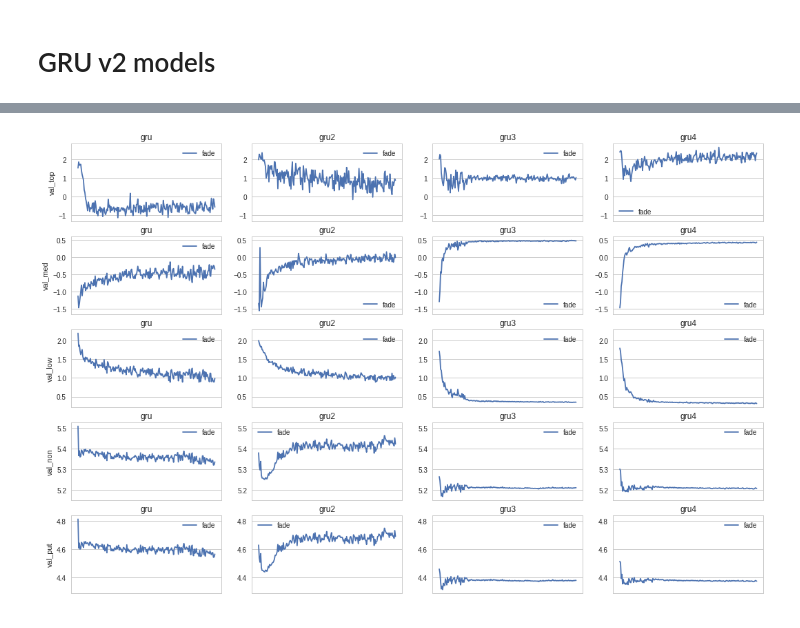
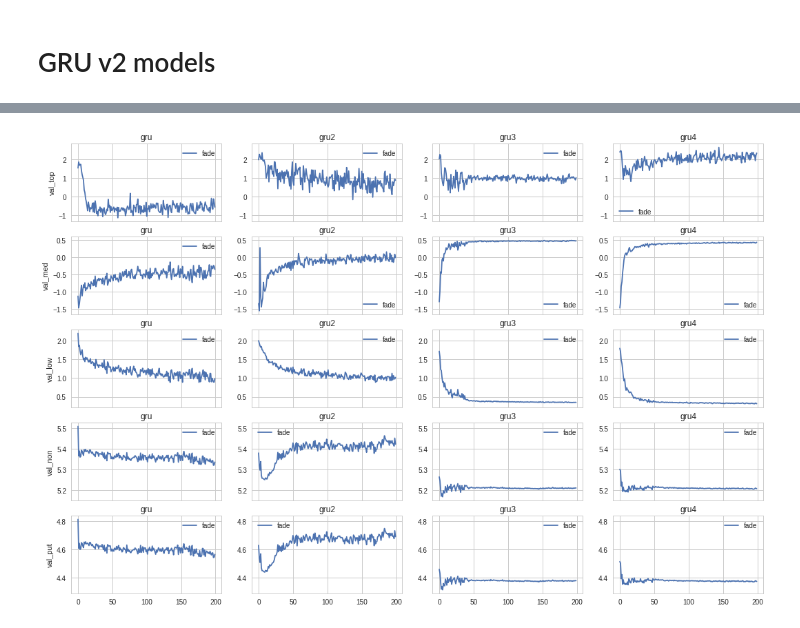
Before and after one commit to weiwang2330/immdeep, a Jupyter notebook: models/paper/overview.ipynb, the cells around one changed output, grey strips where cells are left out. Drawn from its saved outputs; the diff is of its cells as text; code cells hidden in the pictures.

```diff
--- a/models/paper/overview.ipynb
+++ b/models/paper/overview.ipynb
@@ -51,6 +51,8 @@ for r, hs in enumerate(history_files):
             ax[r][c].plot(np.log(approach[app][subkey]), label = subkey)
             ax[r][c].legend()
         ax[r][c].get_xaxis().set_visible(False)
+        if r != 4:
+            ax[r][c].set_xticklabels([])
 # %% [output]
 [figure]
 # %%
@@ -72,5 +74,6 @@ for r, hs in enumerate(history_files):
         for subkey in models[mod]:
             ax[r][c].plot(np.log(models[mod][subkey]), label = subkey)
             ax[r][c].legend()
-        ax[r][c].get_xaxis().set_visible(False)
+        if r != 4:
+            ax[r][c].set_xticklabels([])
 # %% [output]
@@ -80,7 +83,8 @@ for r, hs in enumerate(history_files):
 # %%
 # no 9mers_imbalanced due to the very poor results
 
-folders = ["gru_fade", "gru2_fade", "gru3_fade", "gru4_fade"]
+folders = ["gru_wei", "gru2_wei", "gru3_wei", "gru4_wei",
+           "gru_fade", "gru2_fade", "gru3_fade", "gru4_fade"]
 
 history_files = ["val_top", "val_med", "val_low", "val_non", "val_put"]
 
@@ -102,9 +106,9 @@ for hs in history_files:
 fig = plt.figure(figsize=(18, 12))
 ax = []
 for i in range(5):
-    ax.append([fig.add_subplot(5, 1, 1*i+1)])
-#     for j in range(1,4):
-#         ax[-1].append(fig.add_subplot(5, 1, 1*i + j + 1, sharey=ax[-1][-1]))
+    ax.append([fig.add_subplot(5, 2, 2*i+1)])
+    for j in range(1,4):
+        ax[-1].append(fig.add_subplot(5, 2, 2*i + j + 1, sharey=ax[-1][-1]))
 
 for r, hs in enumerate(history_files):
     _, approach = metrics[hs]
@@ -114,5 +118,6 @@ for r, hs in enumerate(history_files):
         for subkey in approach[app]:
             ax[r][c].plot(np.log(approach[app][subkey]), label = subkey)
             ax[r][c].legend()
-        ax[r][c].get_xaxis().set_visible(False)
+        if r != 1:
+            ax[r][c].set_xticklabels([])
 # %% [output]
@@ -120,22 +125,23 @@ for r, hs in enumerate(history_files):
 # %%
 n_models = 4
 
 fig = plt.figure(figsize=(18, 12))
 ax = []
 
 for i in range(5):
     ax.append([fig.add_subplot(5, n_models, n_models*i+1)])
     for j in range(1,n_models):
         ax[-1].append(fig.add_subplot(5, n_models, n_models*i + j + 1, sharey=ax[-1][-1]))
 
 for r, hs in enumerate(history_files):
     models, _ = metrics[hs]
     for c, mod in enumerate(sorted(models.keys())):
         if c == 0: ax[r][c].set_ylabel(hs)
         ax[r][c].set_title(mod)
         for subkey in models[mod]:
             ax[r][c].plot(np.log(models[mod][subkey]), label = subkey)
             ax[r][c].legend()
-        ax[r][c].get_xaxis().set_visible(False)
+        if r != 4:
+            ax[r][c].set_xticklabels([])
 # %% [output]
-[figure, old version]
+[figure, new version]
```
Also changed, not shown: parts of 2 cells of this notebook, 32 other files.
